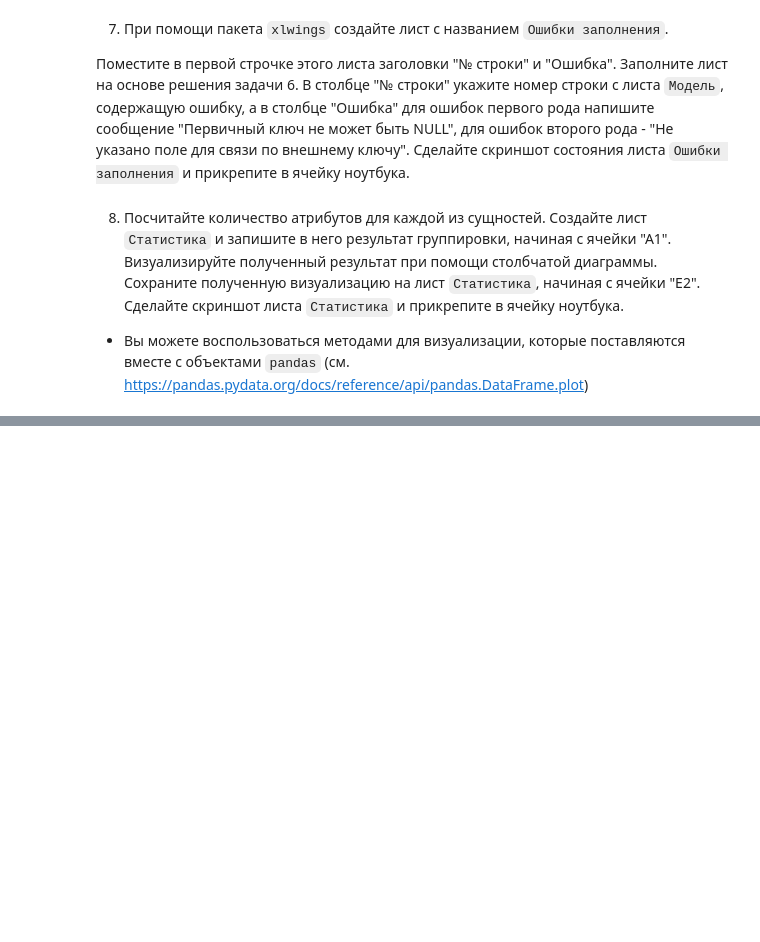
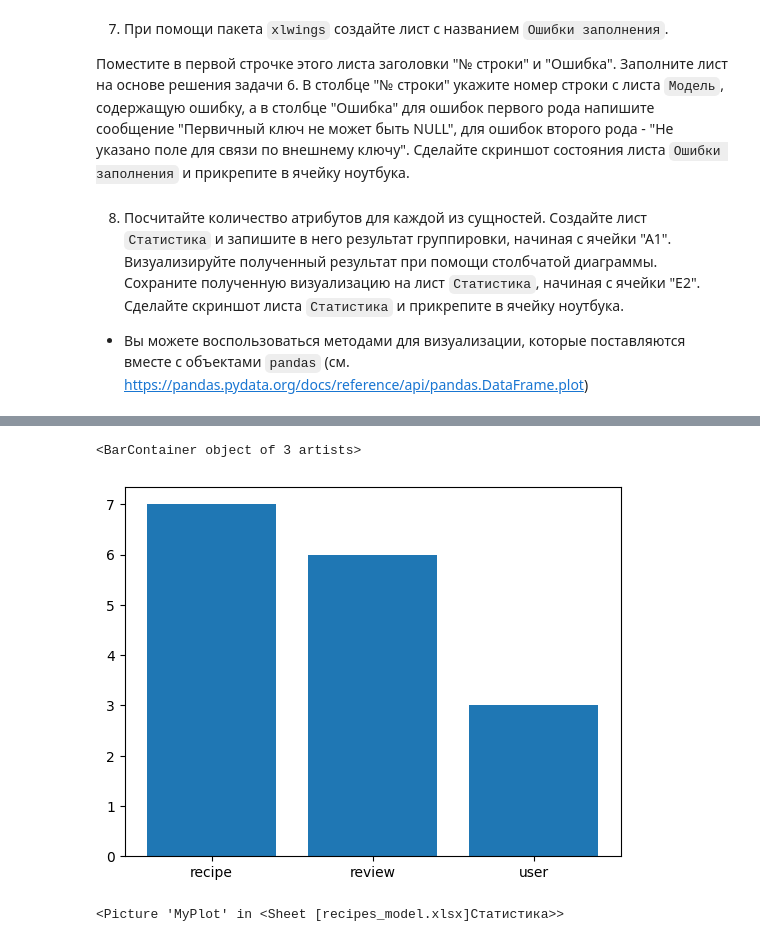
Before and after one commit to nik-boop/BDT, a Jupyter notebook: 6/04_tabular_Фамилия_Имя_Группа.ipynb, the cells around one changed output, grey strips where cells are left out. Drawn from its saved outputs; the diff is of its cells as text; code cells hidden in the pictures; blank space fills up the shorter version.

```diff
--- a/6/04_tabular_Фамилия_Имя_Группа.ipynb
+++ b/6/04_tabular_Фамилия_Имя_Группа.ipynb
@@ -146,3 +149,5 @@ Titles.color = ("#00ccff")
     2\. Для некоторых полей, указанных как внешний ключ, не указана таблица для ссылки и поле для ссылки.
 
 Получите данные из листа в виде `pd.DataFrame`. Найдите строки на листе, которые содержат ошибки первого или второго рода и сделайте заливку эти строк цвета `(255, 22, 22)`. Сделайте скриншот текущего состояния листа и прикрепите в ячейку ноутбука.
+# %%
+df = pd.read_excel("recipes_model.xlsx", sheet_name="Модель")
@@ -149,3 +174,9 @@ Titles.color = ("#00ccff")
+# %%
+d1 = df.loc[:,"Ключ"]+df.loc[:,"Обязательно к заполнению"]
+d2 = (df.loc[:,"Таблица для ссылки"].notna() * df.loc[:,"Поле для ссылки"].notna() * -1 + 1) * df.loc[:,"Ключ"]=="FK"
+indexs = df[d2].index.append(d1[d1=="PKN"].index)
+for i in indexs:
+    model.range(f"A{i+2}:J{i+2}").color = (255, 22, 22)
 # %% [markdown]
 7. При помощи пакета `xlwings` создайте лист с названием `Ошибки заполнения`.
 
@@ -154,3 +189,5 @@ Titles.color = ("#00ccff")
 8. Посчитайте количество атрибутов для каждой из сущностей. Создайте лист `Статистика` и запишите в него результат группировки, начиная с ячейки "А1". Визуализируйте полученный результат при помощи столбчатой диаграммы. Сохраните полученную визуализацию на лист `Статистика`, начиная с ячейки "E2".  Сделайте скриншот листа `Статистика` и прикрепите в ячейку ноутбука.
 
 * Вы можете воспользоваться методами для визуализации, которые поставляются вместе с объектами `pandas` (см. https://pandas.pydata.org/docs/reference/api/pandas.DataFrame.plot)
+# %%
+discribe = df[["Сущность", "Атрибут"]].groupby(["Сущность"], group_keys=True).describe()
@@ -156,0 +208,11 @@ Titles.color = ("#00ccff")
+# %%
+import matplotlib.pyplot as plt
+fig = plt.figure()
+plt.bar(discribe["Атрибут", "count"].index, discribe["Атрибут", "count"])
+# %% [output]
+<BarContainer object of 3 artists>
+[figure, added]
+# %%
+discribe_sheet.pictures.add(fig, name='MyPlot', update=True, anchor=discribe_sheet.range("E2"))
+# %% [output]
+<Picture 'MyPlot' in <Sheet [recipes_model.xlsx]Статистика>>
```
Also changed, not shown: parts of 7 cells of this notebook.
